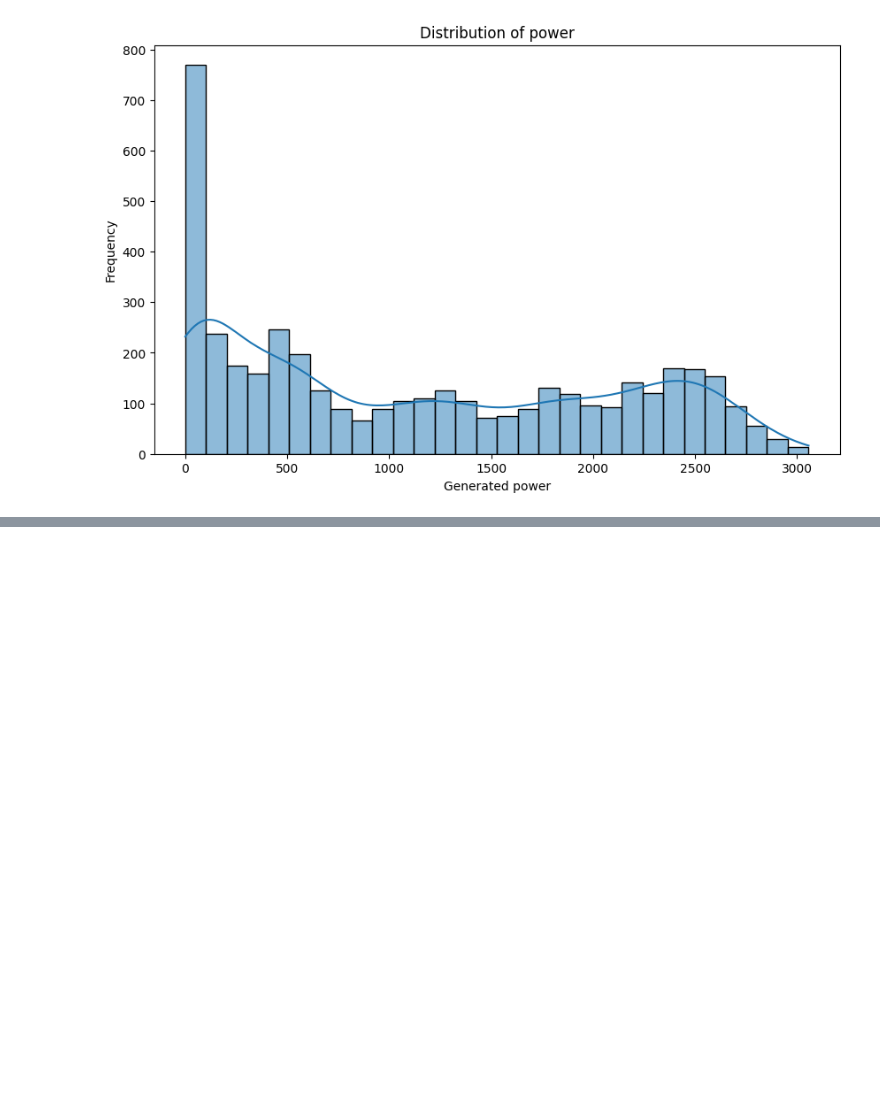
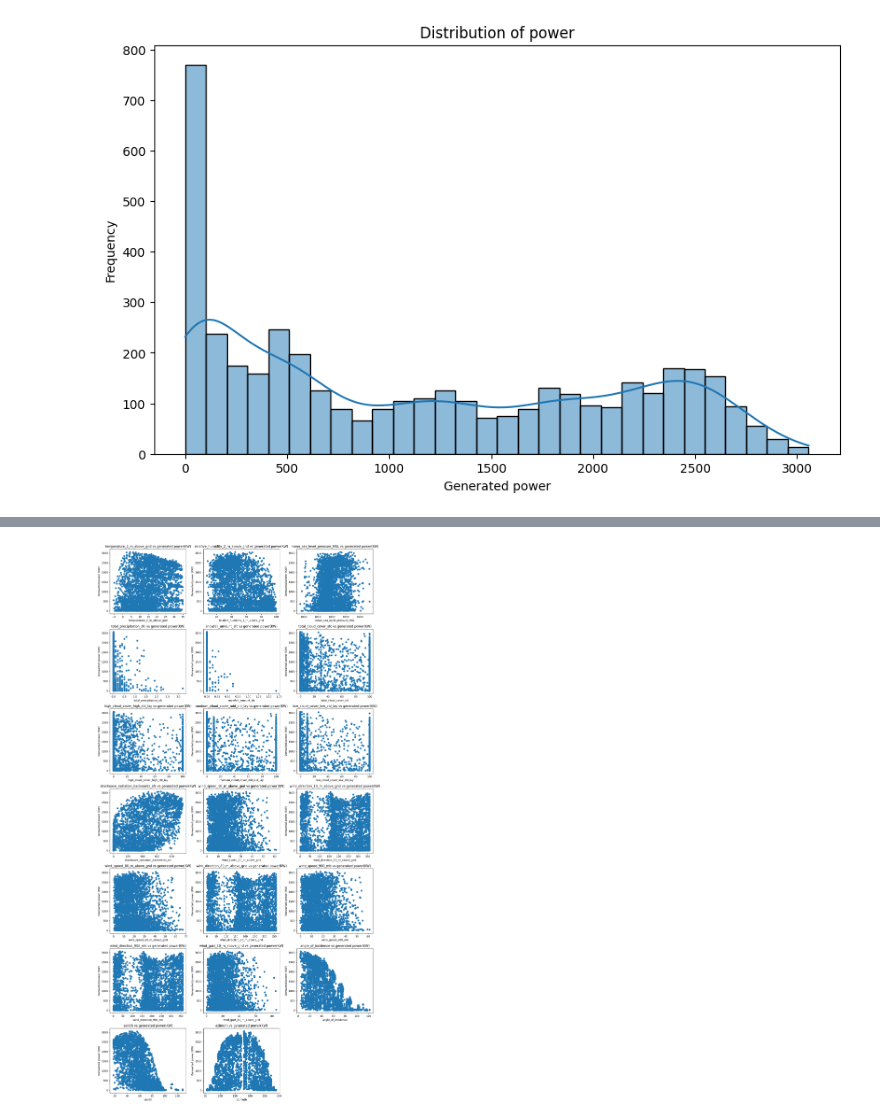
Before and after one commit to shoyo44/Week-1, a Jupyter notebook: solarpower.ipynb, the cells around one changed output, grey strips where cells are left out. Cells and saved outputs as stored; diff of their text form; code cells hidden in the pictures; blank space fills up the shorter version.

```diff
--- a/solarpower.ipynb
+++ b/solarpower.ipynb
@@ -114,0 +163,14 @@ plt.show()
+# %%
+##scatter plot
+plt.figure(figsize=(15,30))
+for i, col in enumerate(df.columns):
+    if(col!='generated_power_kw'):
+       plt.subplot(7,3,i+1)
+       plt.scatter(df[col],df['generated_power_kw'])
+       plt.title(f"{col} vs generated power(KW)")
+       plt.xlabel(col)
+       plt.ylabel("Genearted power (KW)")
+plt.tight_layout()
+plt.show()
+# %% [output]
+[figure, added]
```
Also changed, not shown: parts of 11 cells of this notebook.
